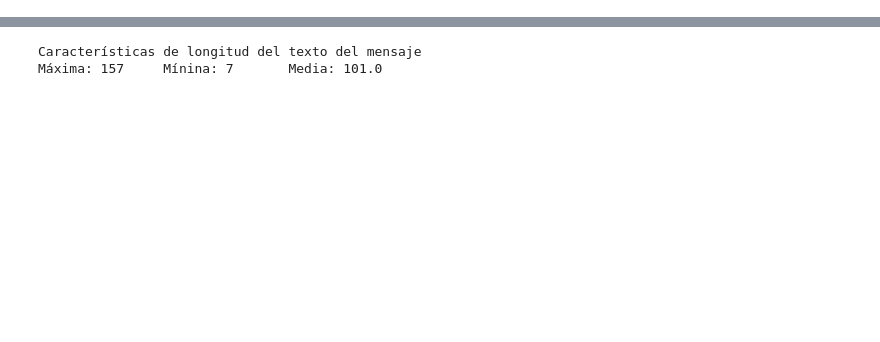
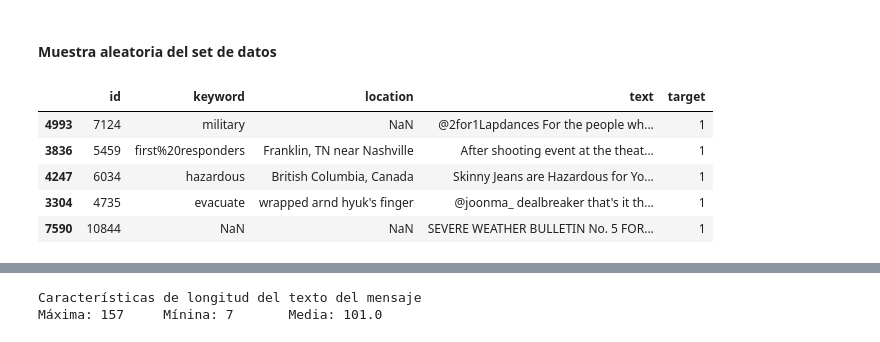
Before and after one commit to ffelfis/Orga_Datos_TPs, a Jupyter notebook: TP1/nb_Facundo.ipynb, the cells around one changed output, grey strips where cells are left out. Drawn from its saved outputs; the diff is of its cells as text; code cells hidden in the pictures; blank space fills up the shorter version.

```diff
--- a/TP1/nb_Facundo.ipynb
+++ b/TP1/nb_Facundo.ipynb
@@ -6,0 +38,11 @@ import seaborn as sb
+# %% [markdown]
+#### Muestra aleatoria del set de datos
+# %%
+df.sample(5)
+# %% [output]
+|  | id | keyword | location | text | target |
+| 4993 | 7124 | military | NaN | @2for1Lapdances For the people wh... | 1 |
+| 3836 | 5459 | first%20responders | Franklin, TN near Nashville | After shooting event at the theat... | 1 |
+| 4247 | 6034 | hazardous | British Columbia, Canada | Skinny Jeans are Hazardous for Yo... | 1 |
+| 3304 | 4735 | evacuate | wrapped arnd hyuk's finger | @joonma_ dealbreaker that's it th... | 1 |
+| 7590 | 10844 | NaN | NaN | SEVERE WEATHER BULLETIN No. 5 FOR... | 1 |
```
Also changed, not shown: parts of 17 cells of this notebook, 1 other file.
